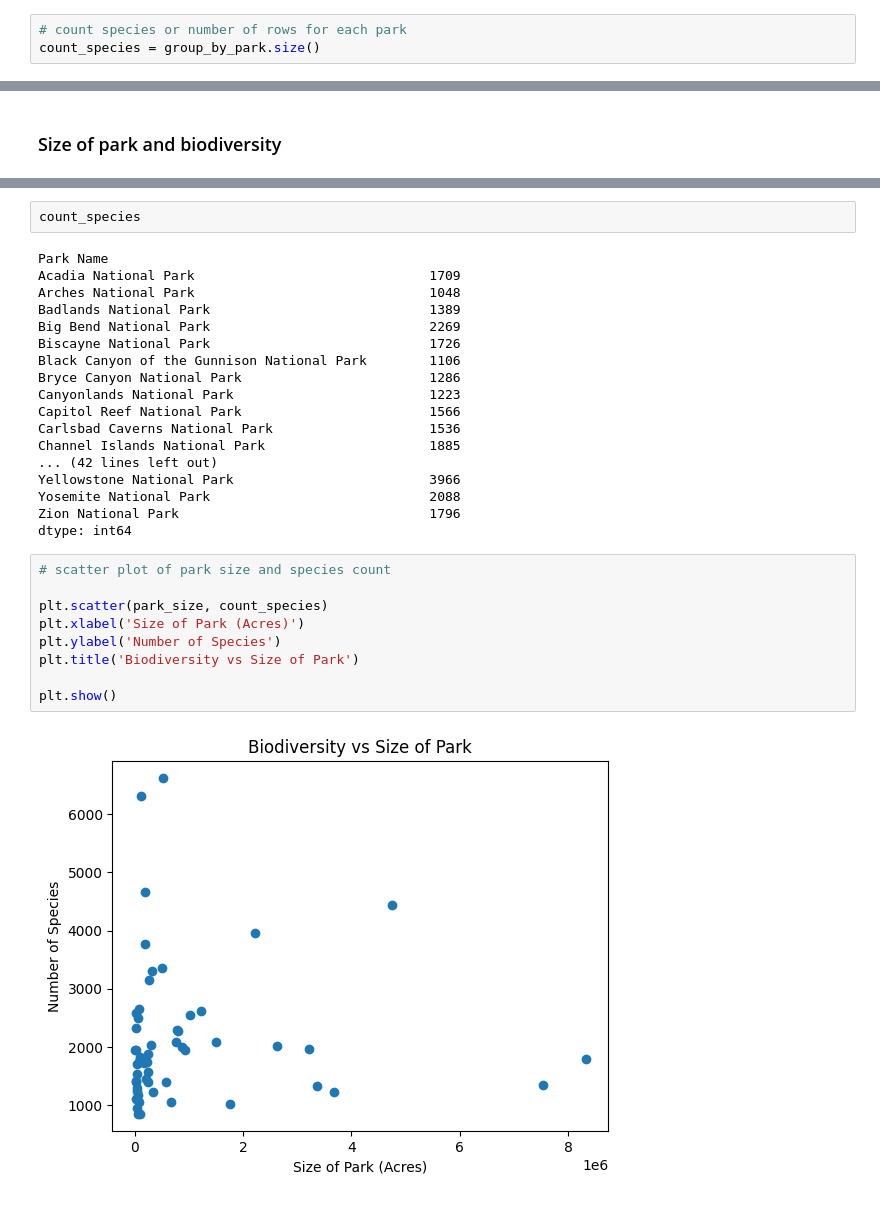
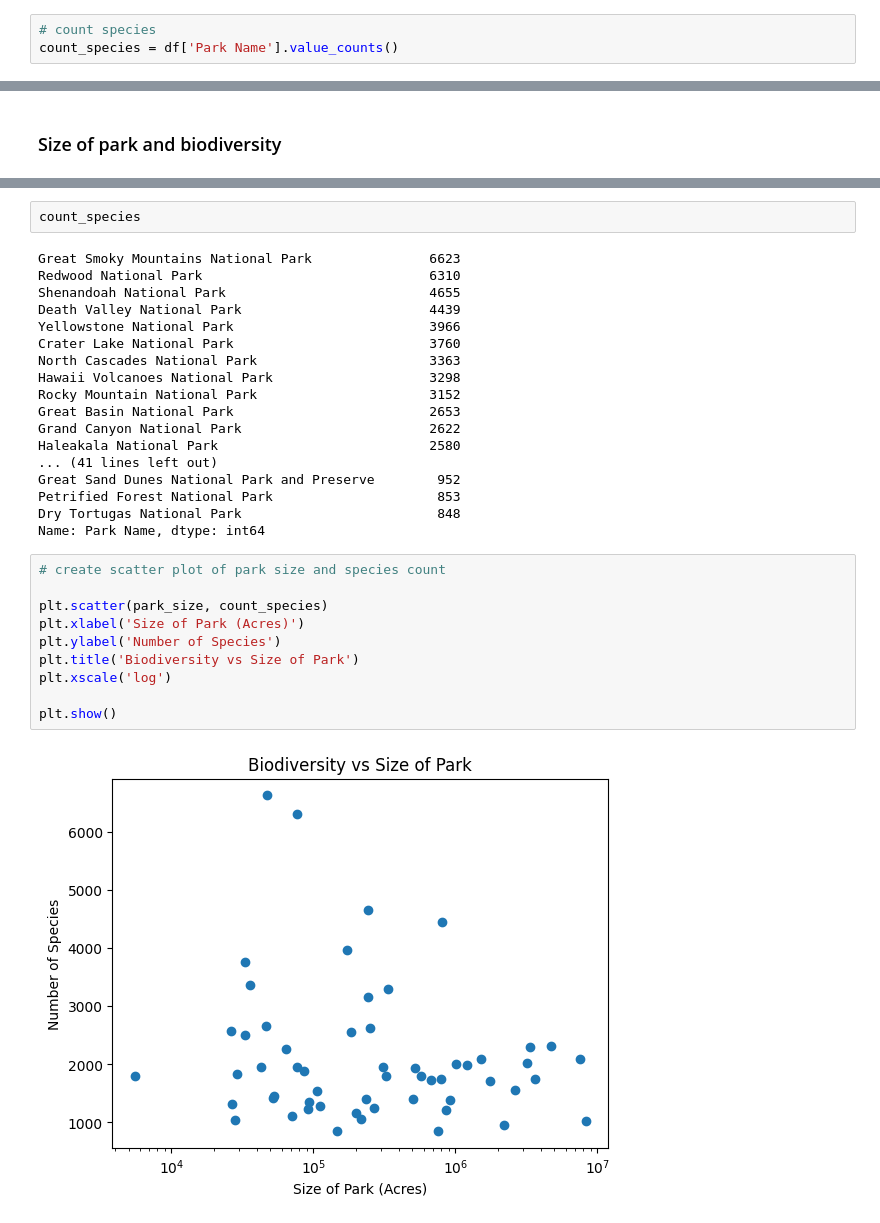
Before and after one commit to slee502/Biodiversity_in_Parks, a Jupyter notebook: Biodiversity_Project.ipynb, the cells around one changed output, grey strips where cells are left out. Saved outputs shown, nothing was run; the diff lists cells and outputs as text.

```diff
--- a/Biodiversity_Project.ipynb
+++ b/Biodiversity_Project.ipynb
@@ -89,3 +86,3 @@ group_by_park = df.groupby('Park Name')
 # %%
-# count species or number of rows for each park
-count_species = group_by_park.size()
+# count species
+count_species = df['Park Name'].value_counts()
@@ -157,31 +169,32 @@ Name: Acres, dtype: int64
 # %%
 count_species
 # %% [output]
-Park Name
-Acadia National Park                              1709
-Arches National Park                              1048
-Badlands National Park                            1389
-Big Bend National Park                            2269
-Biscayne National Park                            1726
-Black Canyon of the Gunnison National Park        1106
-Bryce Canyon National Park                        1286
-Canyonlands National Park                         1223
-Capitol Reef National Park                        1566
-Carlsbad Caverns National Park                    1536
-Channel Islands National Park                     1885
-... (42 lines left out)
+Great Smoky Mountains National Park               6623
+Redwood National Park                             6310
+Shenandoah National Park                          4655
+Death Valley National Park                        4439
 Yellowstone National Park                         3966
-Yosemite National Park                            2088
-Zion National Park                                1796
-dtype: int64
+Crater Lake National Park                         3760
+North Cascades National Park                      3363
+Hawaii Volcanoes National Park                    3298
+Rocky Mountain National Park                      3152
+Great Basin National Park                         2653
+Grand Canyon National Park                        2622
+Haleakala National Park                           2580
+... (41 lines left out)
+Great Sand Dunes National Park and Preserve        952
+Petrified Forest National Park                     853
+Dry Tortugas National Park                         848
+Name: Park Name, dtype: int64
 # %%
-# scatter plot of park size and species count
+# create scatter plot of park size and species count
 
 plt.scatter(park_size, count_species)
 plt.xlabel('Size of Park (Acres)')
 plt.ylabel('Number of Species')
 plt.title('Biodiversity vs Size of Park')
+plt.xscale('log')
 
 plt.show()
 # %% [output]
-[figure, old version]
+[figure, new version]
```
Also changed, not shown: parts of 15 cells of this notebook.
